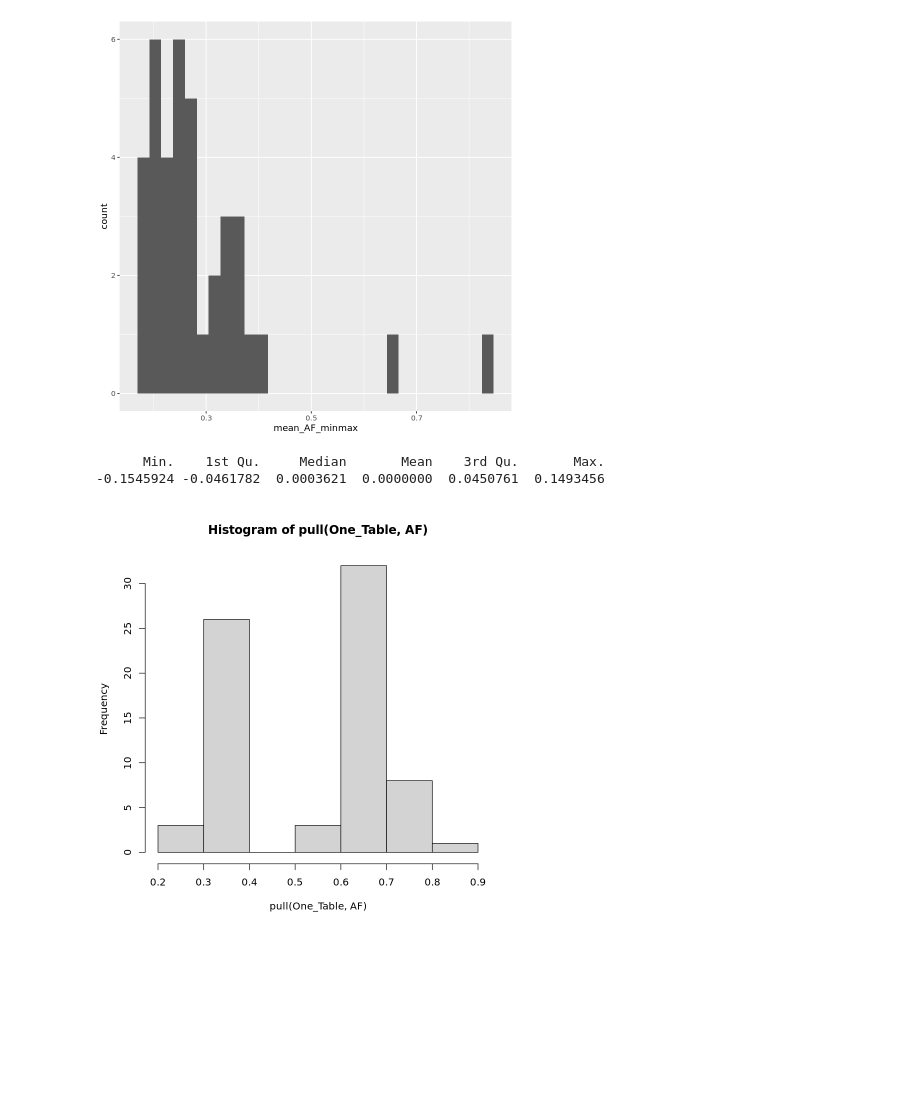
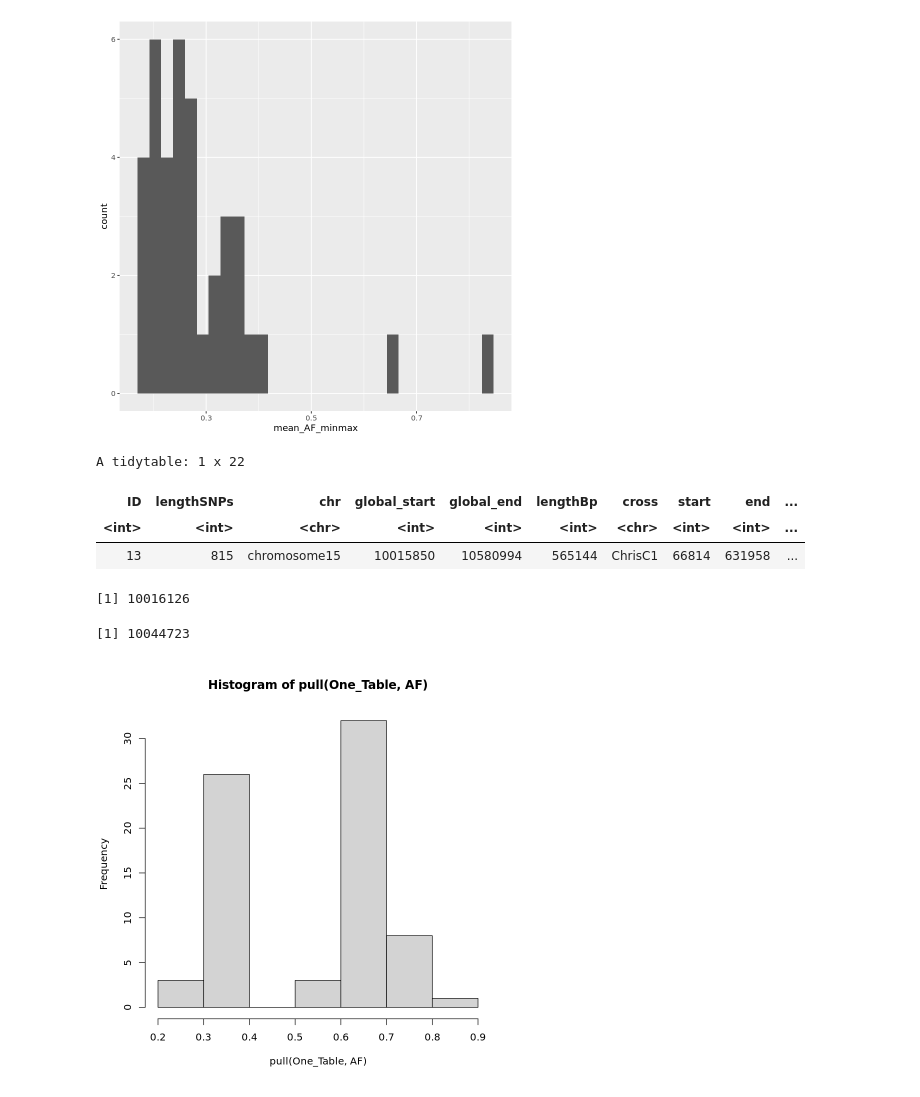
Before and after one commit to jnrunge/TRD, a Jupyter notebook: 03_GenomicSignals/03_PutItAllTogether.ipynb, the cells around one changed output. Saved outputs shown, nothing was run; the diff lists cells and outputs as text; code cells hidden in the pictures; blank space fills up the shorter version.

Commit message:
changes to OneTable
- include strain names for readability by others
- include peak AF regions

```diff
--- a/03_GenomicSignals/03_PutItAllTogether.ipynb
+++ b/03_GenomicSignals/03_PutItAllTogether.ipynb
@@ -73,6 +73,20 @@ x purrr::walk()                  masks tidytable::walk()
 
 LP_file<-"/home/jnrunge/data/trd/local_phylogenies_trd_analysis/TRD_regions_with_LP_data.csv.gz"
 One_Table<-fread(LP_file)
+source("../LoadCrosses.r")
+One_Table<-mutate(One_Table, strain1=NA, strain2=NA)
+for(cross_value in pull(One_Table, cross)){
+    crosses_all_slice<-filter(crosses_all, `Cross ID` == cross_value)
+    strain_1<-pull(crosses_all_slice, `Short name 1`)
+    strain_2<-pull(crosses_all_slice, `Short name 2`)
+
+    One_Table<-mutate(One_Table,
+                     strain1=ifelse(cross==cross_value,
+                                   strain_1,strain1),
+                     strain2=ifelse(cross==cross_value,
+                                   strain_2,strain2))
+}
+
 
 
 # SVs
@@ -259,9 +278,17 @@ get_and_plot_AF=function(OT_slice, plot=TRUE){
 }
+# %%
+filter(One_Table, paste(cross, ID)=="ChrisC1 13")
+# %% [output]
+A tidytable: 1 x 22
+| ID | lengthSNPs | chr | global_start | global_end | lengthBp | cross | start | end | ... |
+| <int> | <int> | <chr> | <int> | <int> | <int> | <chr> | <int> | <int> | ... |
+| 13 | 815 | chromosome15 | 10015850 | 10580994 | 565144 | ChrisC1 | 66814 | 631958 | ... |
 # %%
-summary(get_and_plot_AF(filter(One_Table, paste(cross, ID)=="ChrisC1 9"), FALSE)[[2]]$residuals)
+get_and_plot_AF(filter(One_Table, paste(cross, ID)=="ChrisC1 13"), FALSE)[[6]]
+get_and_plot_AF(filter(One_Table, paste(cross, ID)=="ChrisC1 13"), FALSE)[[7]]
 # %% [output]
-      Min.    1st Qu.     Median       Mean    3rd Qu.       Max.
--0.1545924 -0.0461782  0.0003621  0.0000000  0.0450761  0.1493456
+[1] 10016126
+[1] 10044723
 # %%
 # I will also exclude TRD that do not rise and fall or that span entire chromosomes
 
```
Also changed, not shown: parts of 33 cells of this notebook.
